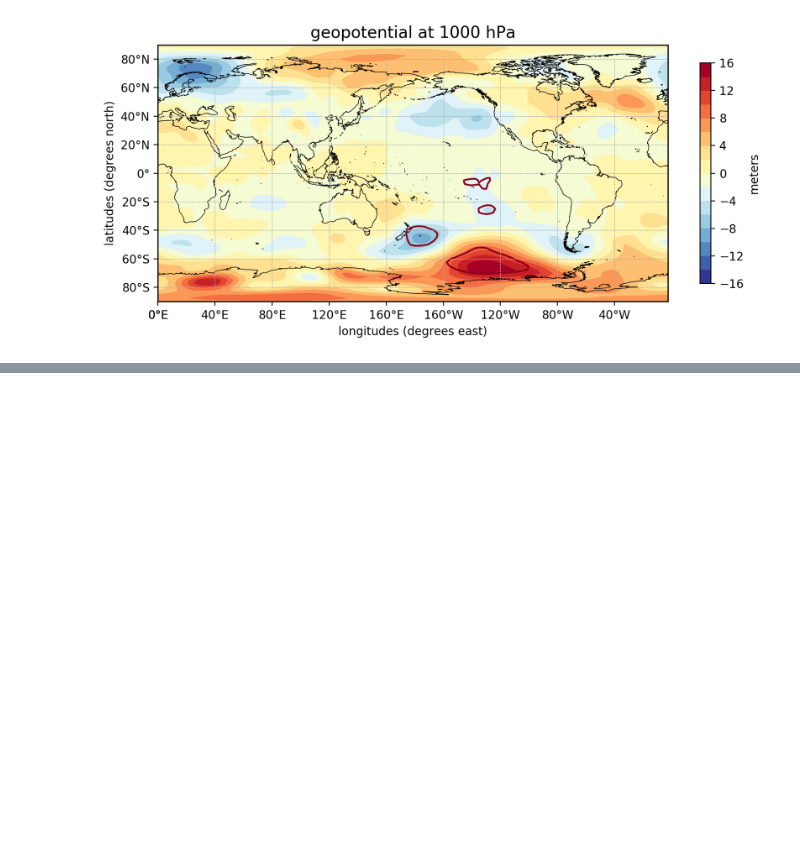
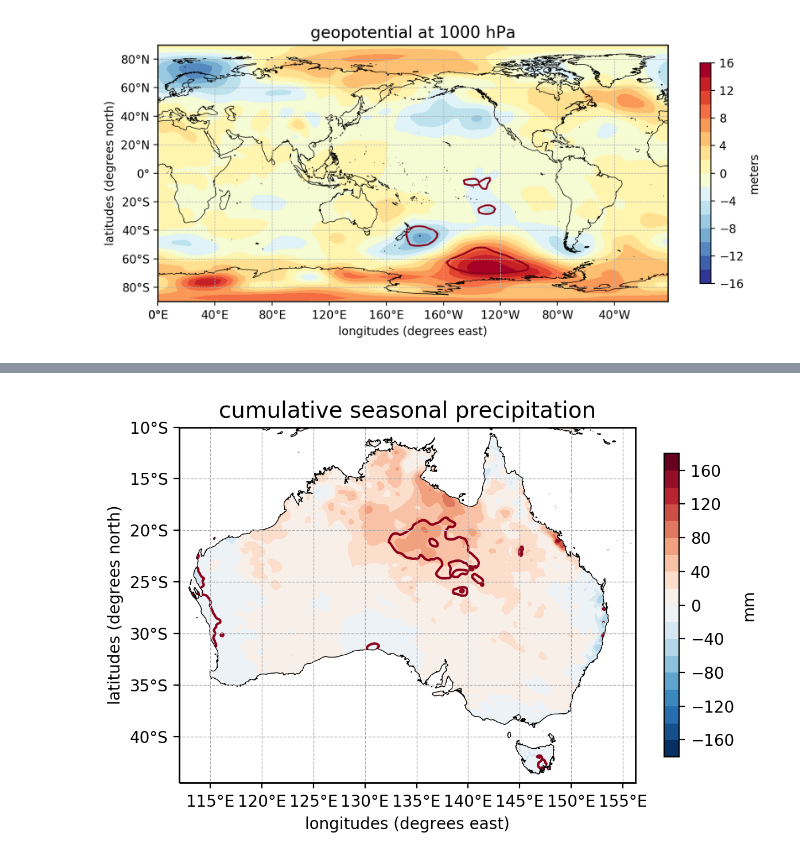
Before and after one commit to nicolasfauchereau/PICT_notebooks, a Jupyter notebook: notebooks/ensemble.ipynb, the cells around one changed output, grey strips where cells are left out. Saved outputs shown, nothing was run; the diff lists cells and outputs as text; code cells hidden in the pictures; blank space fills up the shorter version.

```diff
--- a/notebooks/ensemble.ipynb
+++ b/notebooks/ensemble.ipynb
@@ -91,0 +96,6 @@ f, ax = scalar_plot(hgt_1000).plot()
+# %%
+awap_rain = analogs(ens, 'awap', 'Rain').composite()
+# %%
+f, ax = scalar_plot(awap_rain).plot(res='h')
+# %% [output]
+[figure, added]
```
Also changed, not shown: parts of 4 cells of this notebook.
